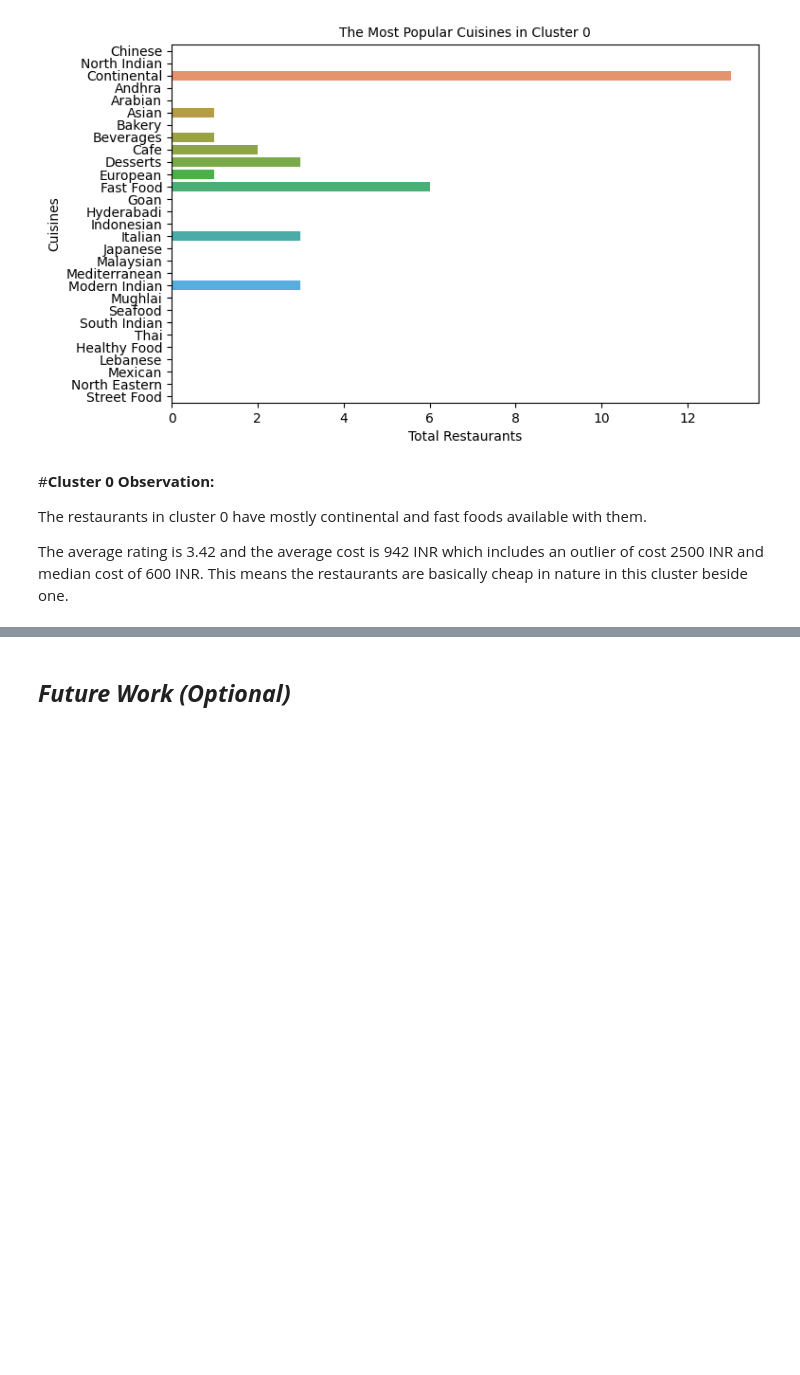
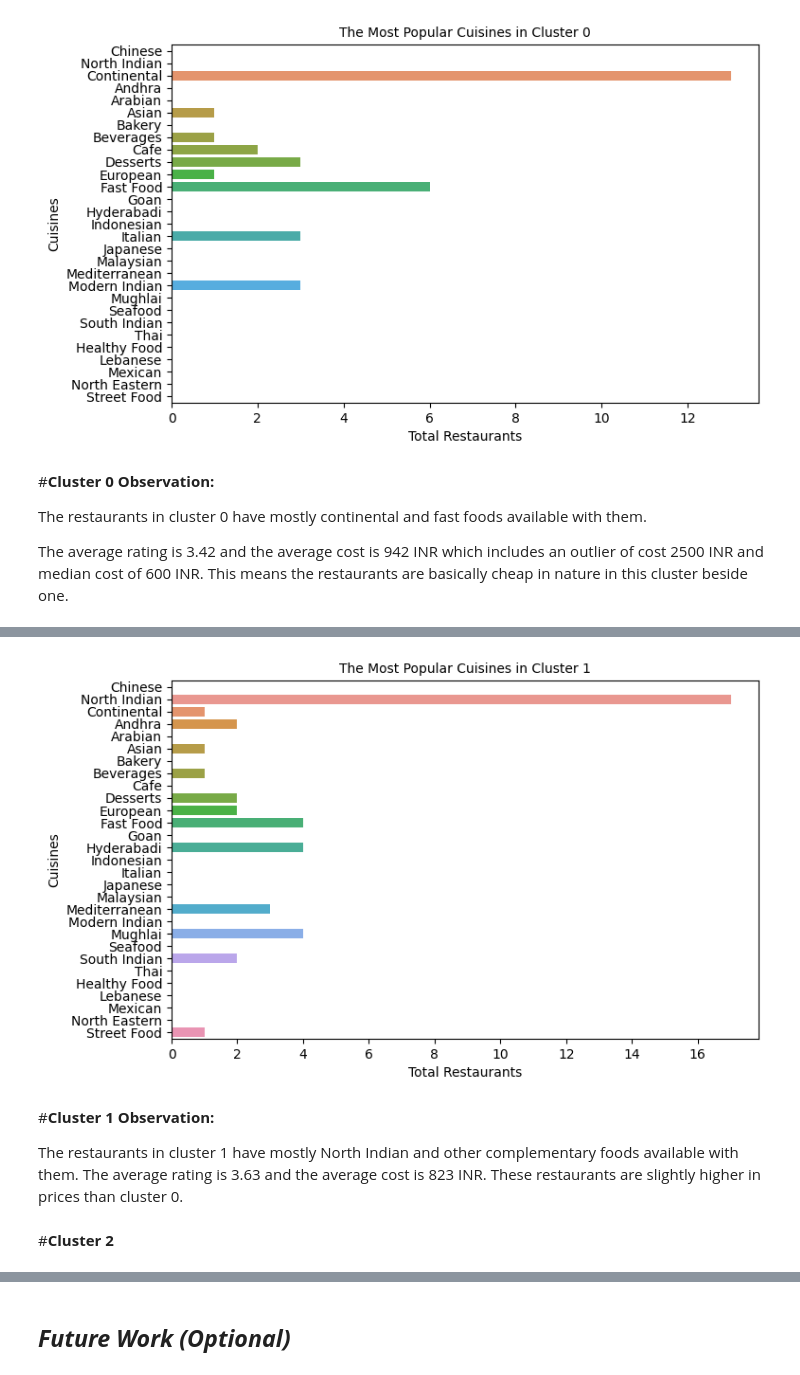
Before and after one commit to vak1997/Zomato-Restaurant-Clustering-and-Sentiment-Analysis, a Jupyter notebook: Zomato_Restaurant_Clustering_and_Sentiment_Analysis.ipynb, the cells around one changed output, grey strips where cells are left out. Drawn from its saved outputs; the diff is of its cells as text; code cells hidden in the pictures; blank space fills up the shorter version.

Commit message:
Clustering Completed

```diff
--- a/Zomato_Restaurant_Clustering_and_Sentiment_Analysis.ipynb
+++ b/Zomato_Restaurant_Clustering_and_Sentiment_Analysis.ipynb
@@ -1314,0 +1273,12 @@ Answer Here.
+# %%
+#visualizing cuisines in cluster 1
+cluster_cuisines(names_df[names_df['label']==1],'Cluster 1')
+# %% [output]
+[figure, added]
+# %% [markdown]
+#**Cluster 1 Observation:**
+
+The restaurants in cluster 1 have mostly North Indian and other complementary foods available with them.
+The average rating is 3.63 and the average cost is 823 INR. These restaurants are slightly higher in prices than cluster 0.
+# %% [markdown]
+#**Cluster 2**
```
Also changed, not shown: parts of 59 cells of this notebook.
